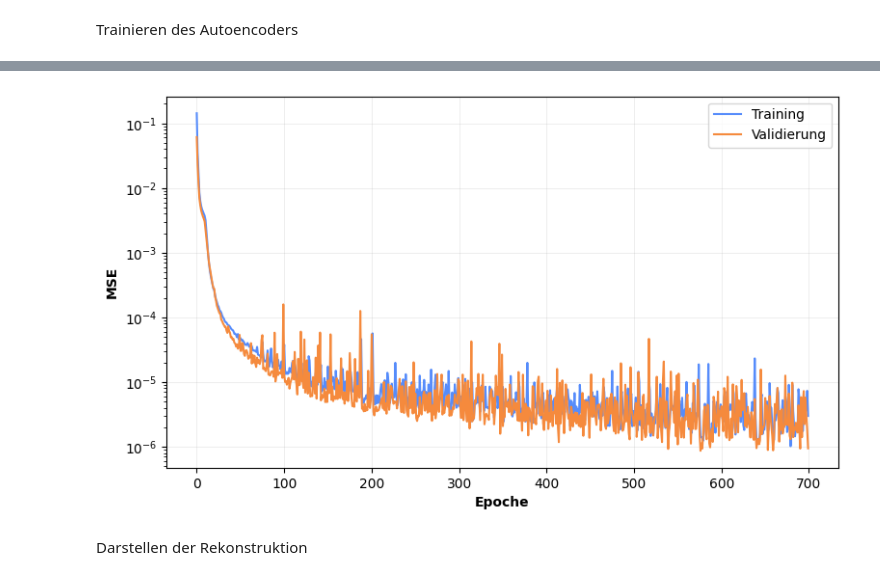
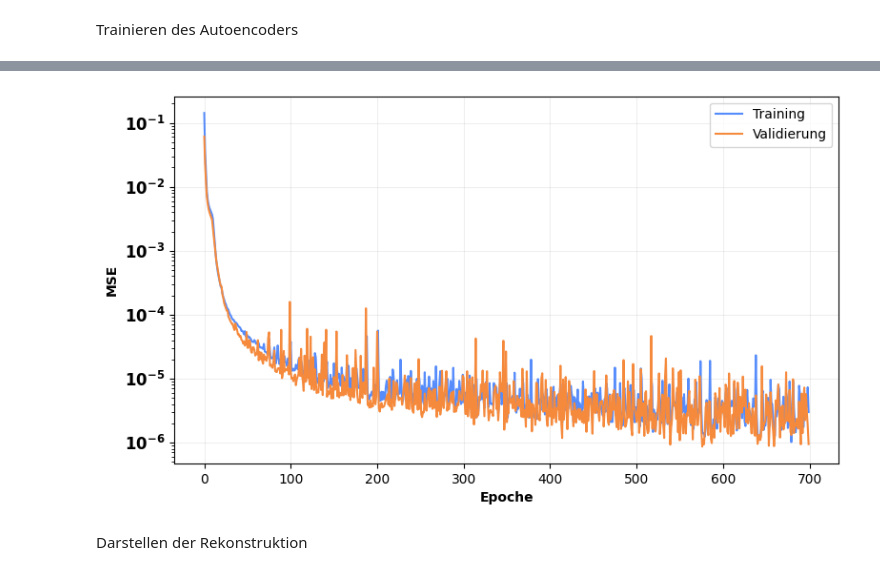
Before and after one commit to John-3003/Bachelorarbeit_John_Reimer, a Jupyter notebook: Rekonstruktion_Lorenz-Daten.ipynb, the cells around one changed output, grey strips where cells are left out. Cells and saved outputs as stored; diff of their text form; code cells hidden in the pictures.

```diff
--- a/Rekonstruktion_Lorenz-Daten.ipynb
+++ b/Rekonstruktion_Lorenz-Daten.ipynb
@@ -201,30 +200,39 @@ Epoch  680 | Training loss: 1.884357e-06 | Validation loss: 2.239164e-06
 Epoch  690 | Training loss: 2.019566e-06 | Validation loss: 9.362956e-07
 Epoch  699 | Training loss: 2.991781e-06 | Validation loss: 9.443841e-07
 # %%
+from matplotlib.ticker import FuncFormatter
+
+def format_mse_tick(wert, position):
+    exponent = round(np.log10(wert))
+    return rf"$\mathbf{{10^{{{exponent}}}}}$"
+
 plt.figure(figsize=(9, 5))
 
 plt.plot(
     train_loss_history,
     label="Training"
 )
 
 plt.plot(
     val_loss_history,
     label="Validierung"
 )
 
 plt.yscale("log")
+plt.gca().yaxis.set_major_formatter(FuncFormatter(format_mse_tick))
+plt.tick_params(axis="y", which="major", labelsize=12)                      # Schriftgröße der Zehnerpotenzen
+
 plt.xlabel("Epoche", fontweight='bold')
 plt.ylabel("MSE", fontweight='bold')
 
 plt.legend()
 plt.grid(alpha=0.3)
 
 plt.savefig("TrainingsGraph_SiLU.pdf", dpi=200)
 
 plt.show()
 # %% [output]
-[figure, old version]
+[figure, new version]
 # %% [markdown]
 Darstellen der Rekonstruktion
 # %%
```
Also changed, not shown: parts of 1 cell of this notebook, 2 other files.
